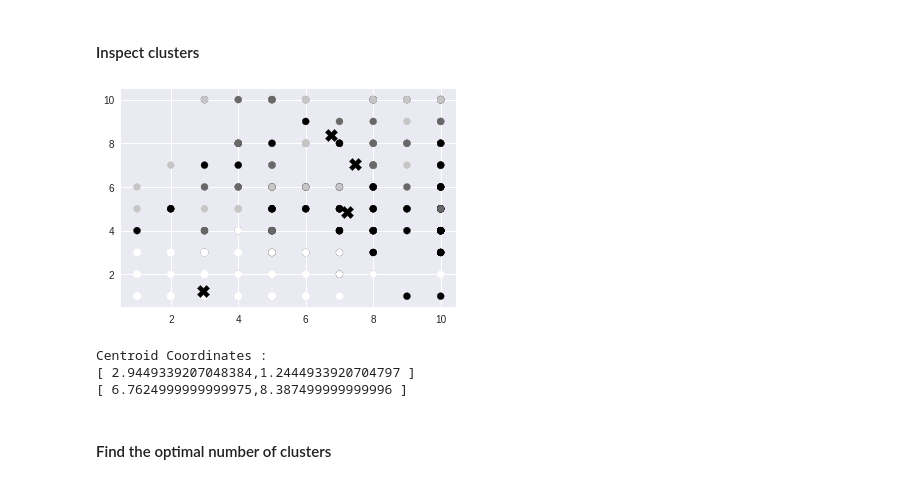
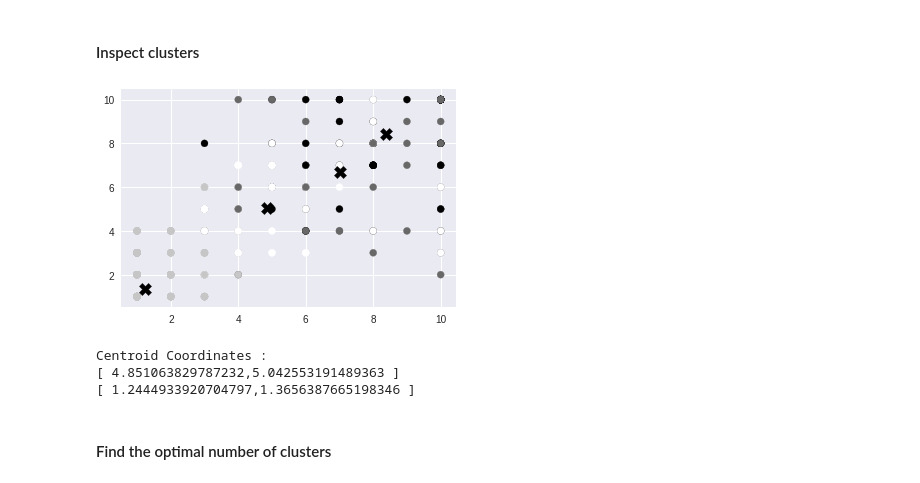
Before and after one commit to iu-data-science-python-i590/final-project-team-python-trio, a Jupyter notebook: Phase2/final_project_phase2.ipynb, the cells around one changed output. Cells and saved outputs as stored; diff of their text form; code cells hidden in the pictures.

```diff
--- a/Phase2/final_project_phase2.ipynb
+++ b/Phase2/final_project_phase2.ipynb
@@ -122,22 +122,23 @@ The centroids array is a 4 x 9 matrix: True
 #### Inspect clusters
 # %%
 # Assign the columns of centroids: centroids_x, centroids_y
-centroids_x = centroids[:,0]
-centroids_y = centroids[:,1]
+centroids_x = centroids[:,1]
+centroids_y = centroids[:,2]
 
 # Make a scatter plot of centroids_x and centroids_y
-plt.scatter(data.A2, data.A3, c=labels)
+# Using columns A3 and A4 since they are a Correlation value of 0.91
+plt.scatter(data.A3, data.A4, c=labels)
 plt.scatter(centroids_x, centroids_y, marker = 'X', s=150, c='black')
 plt.show()
 
 print('Centroid Coordinates :')
 print('[ ' + str(centroids_x[0]) + ',' + str(centroids_y[0]) + ' ]')
 print('[ ' + str(centroids_x[1]) + ',' + str(centroids_y[1]) + ' ]')
 # %% [output]
-[figure, old version]
+[figure, new version]
 Centroid Coordinates :
-[ 2.9449339207048384,1.2444933920704797 ]
-[ 6.7624999999999975,8.387499999999996 ]
+[ 4.851063829787232,5.042553191489363 ]
+[ 1.2444933920704797,1.3656387665198346 ]
 # %% [markdown]
 #### Find the optimal number of clusters
 # %%
```
Also changed, not shown: parts of 9 cells of this notebook.
